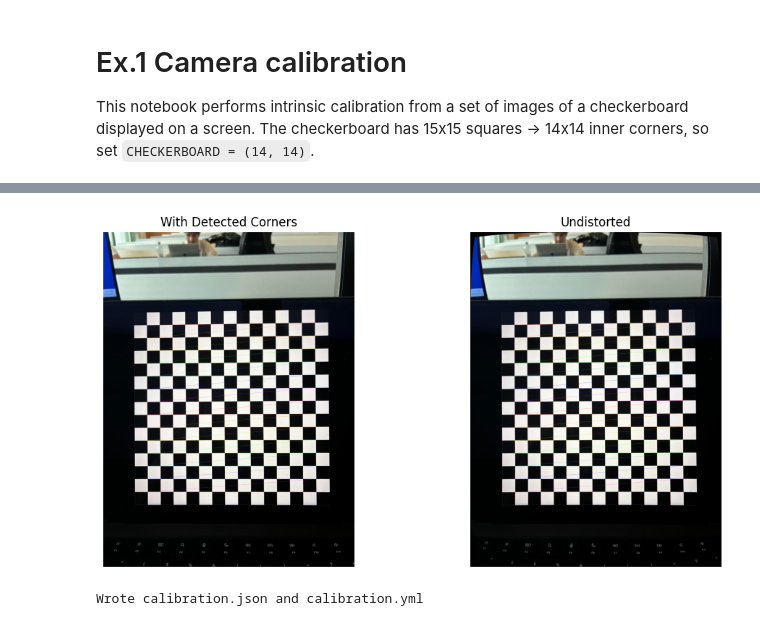
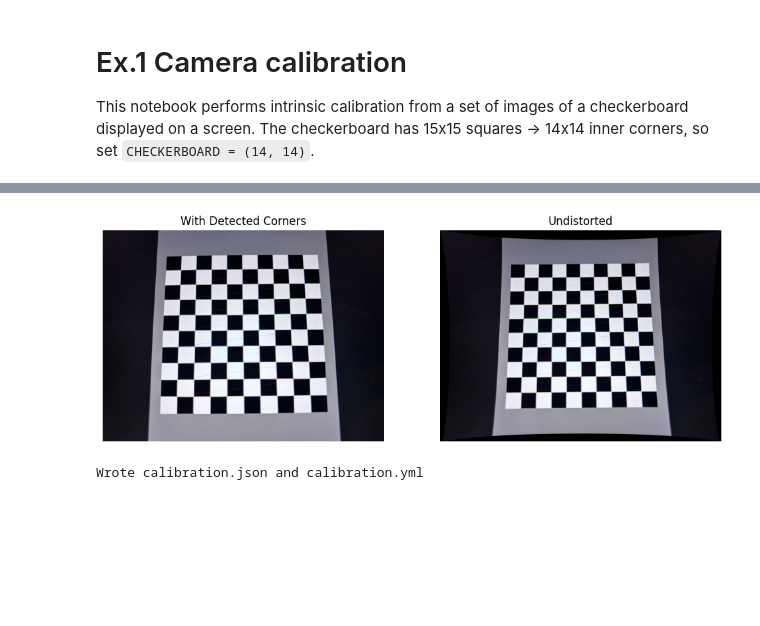
Before and after one commit to TommasoAiello08/Computer-Vision-Project, a Jupyter notebook: ex1hw.ipynb, the cells around one changed output, grey strips where cells are left out. Saved outputs shown, nothing was run; the diff lists cells and outputs as text; code cells hidden in the pictures; blank space fills up the shorter version.

```diff
--- a/ex1hw.ipynb
+++ b/ex1hw.ipynb
@@ -27,20 +27,27 @@ import matplotlib.pyplot as plt
 
 # Number of INNER corners per a chessboard row and column
 # For a 15x15 squares board, inner corners = 14x14
-CHECKERBOARD = (14, 14)
+CHECKERBOARD = (9, 9)
+
+# physical size of one square on the checkerboard (any consistent units).
+# if you don't know it just leave it at 1.0; focal length in the
+# resulting camera matrix will then be expressed in "square units".
+SQUARE_SIZE = 0.010 # e.g. 0.024 for 24 mm squares
 
 # Termination criteria for corner refinement
 criteria = (cv2.TERM_CRITERIA_EPS + cv2.TERM_CRITERIA_MAX_ITER, 30, 0.001)
 
-# Prepare object points (0,0,0), (1,0,0), ... in board coordinate units
+# Prepare object points in real world coordinates: (0,0,0), (1,0,0), ...
+# multiply by SQUARE_SIZE so units match the physical board.
 objp = np.zeros((CHECKERBOARD[0] * CHECKERBOARD[1], 3), np.float32)
-objp[:, :2] = np.mgrid[0:CHECKERBOARD[0], 0:CHECKERBOARD[1]].T.reshape(-1, 2)
+objp[:, :2] = (np.mgrid[0:CHECKERBOARD[0], 0:CHECKERBOARD[1]].T.reshape(-1, 2) *
+                SQUARE_SIZE)
 
 # Storage for points from all images
 objpoints = []
 imgpoints = []
 
-# Collect image files in the working directory
-images = sorted(glob.glob('*.jpeg') + glob.glob('*.jpg') + glob.glob('*.png'))
-print(f'Found {len(images)} images')
+# Collect image files from the "fotogreg" subdirectory only
+images = sorted(glob.glob('fotogreg/*.jpeg') + glob.glob('fotogreg/*.jpg') + glob.glob('fotogreg/*.png') + glob.glob('fotogreg/*.JPG'))
+print(f'Found {len(images)} images in fotogreg/')
 # %% [output]
@@ -149,26 +207,29 @@ Saved calibration to calibration.npz
 # %%
 # Show example undistortion on the last image with detected corners
 if img_with_corners is not None and 'mtx' in globals():
     img = img_with_corners
     h, w = img.shape[:2]
-    newcameramtx, roi = cv2.getOptimalNewCameraMatrix(mtx, dist, (w, h), 1, (w, h))
-    undist = cv2.undistort(img, mtx, dist, None, newcameramtx)
+    # distortion coefficients from calibration; flip sign manually below if
+    # the correction appears reversed
+    dist_used = dist
+    newcameramtx, roi = cv2.getOptimalNewCameraMatrix(mtx, dist_used, (w, h), 1, (w, h))
+    undist = cv2.undistort(img, mtx, dist_used, None, newcameramtx)
 
     plt.figure(figsize=(12, 6))
     plt.subplot(1, 2, 1)
     plt.title('With Detected Corners')
     plt.imshow(cv2.cvtColor(img, cv2.COLOR_BGR2RGB))
     plt.axis('off')
 
     plt.subplot(1, 2, 2)
     plt.title('Undistorted')
     plt.imshow(cv2.cvtColor(undist, cv2.COLOR_BGR2RGB))
     plt.axis('off')
     plt.show()
 else:
     print('No example image to show undistortion.')
 # %% [output]
-[figure, old version]
+[figure, new version]
 # %%
 # Export calibration to JSON and YAML (OpenCV FileStorage)
 import numpy as np
```
Also changed, not shown: parts of 6 cells of this notebook, 25 other files.
